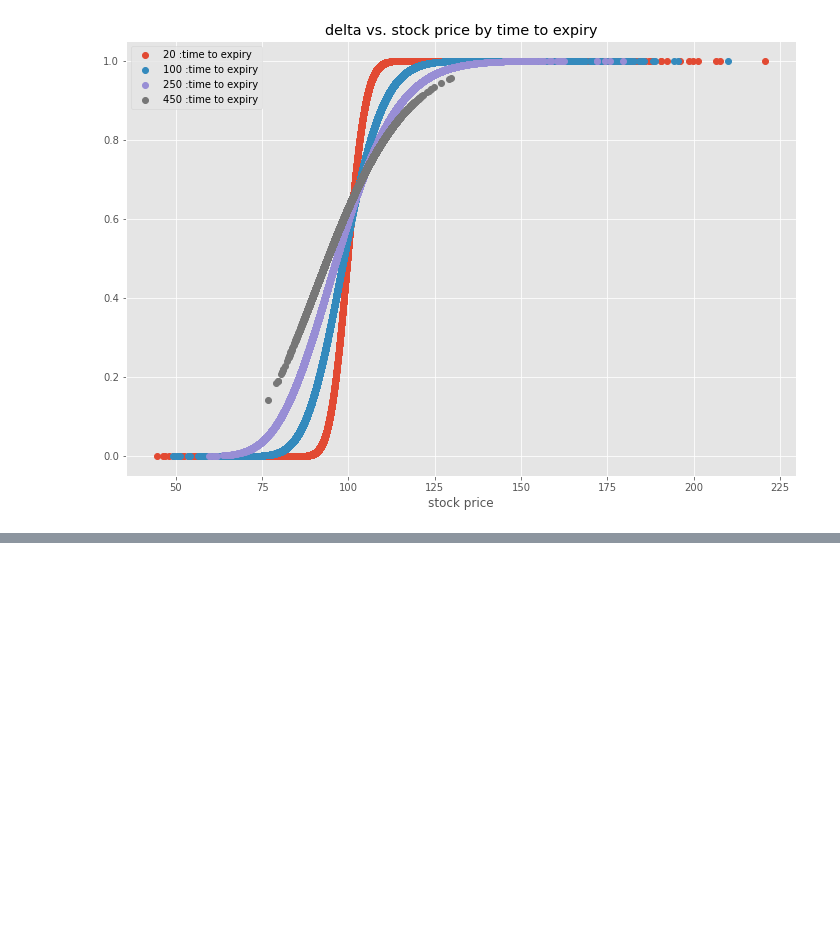
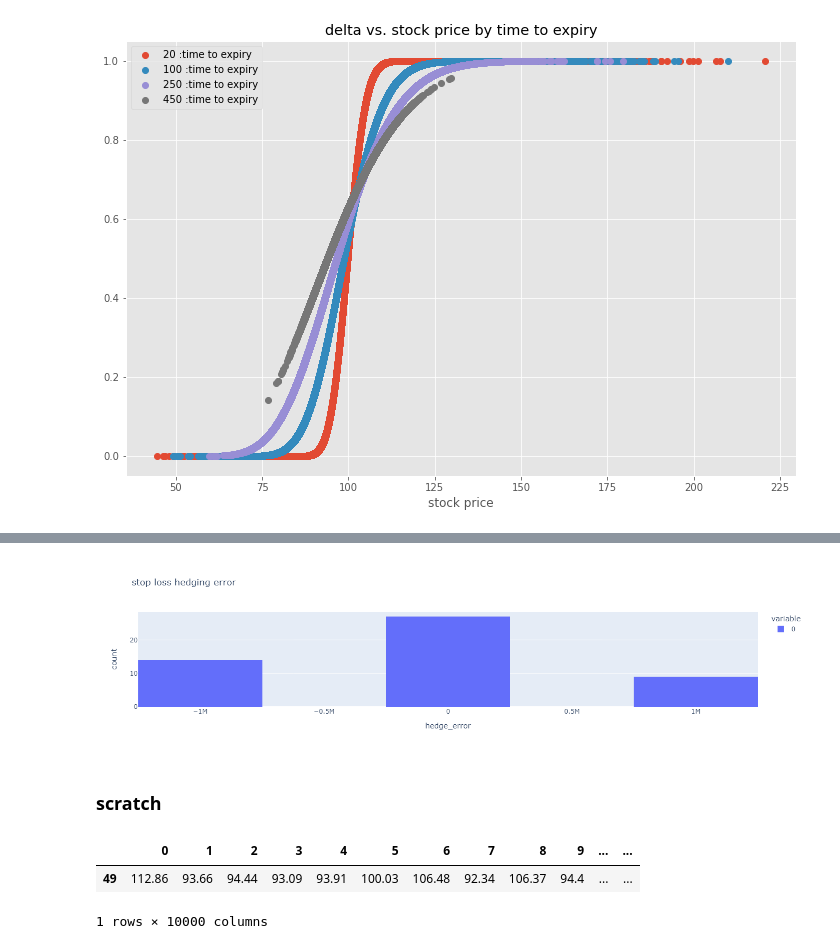
Before and after one commit to cSharma19/Qfin_projects, a Jupyter notebook: delta_hedging/delta_hedging_sims.ipynb, the cells around one changed output, grey strips where cells are left out. Cells and saved outputs as stored; diff of their text form; code cells hidden in the pictures; blank space fills up the shorter version.

```diff
--- a/delta_hedging/delta_hedging_sims.ipynb
+++ b/delta_hedging/delta_hedging_sims.ipynb
@@ -187,3 +197,24 @@ See Full Dataframe in Mito
+# %%
+slhedge_err = stoploss_strat[2][0, :]
+fig = px.histogram(slhedge_err, title = 'stop loss hedging error',
+                  labels={
+                      "value": "hedge_error"
+                  })
+
+fig.show()
+# %% [output]
+[figure, added]
+# %% [markdown]
+### scratch
+# %%
+ts = 450
+slice_path = dhedge_strat['path'].iloc[-ts-1:-ts,:]
+slice_delta = dhedge_strat['delta'].iloc[-ts-1:-ts,:]
+slice_path
+# %% [output]
+|  | 0 | 1 | 2 | 3 | 4 | 5 | 6 | 7 | 8 | 9 | ... | ... |
+| 49 | 112.86 | 93.66 | 94.44 | 93.09 | 93.91 | 100.03 | 106.48 | 92.34 | 106.37 | 94.4 | ... | ... |
+1 rows × 10000 columns
 # %%
 # send file to csv
 csv_name = 'hedge'
```
Also changed, not shown: parts of 21 cells of this notebook, 1 other file.
